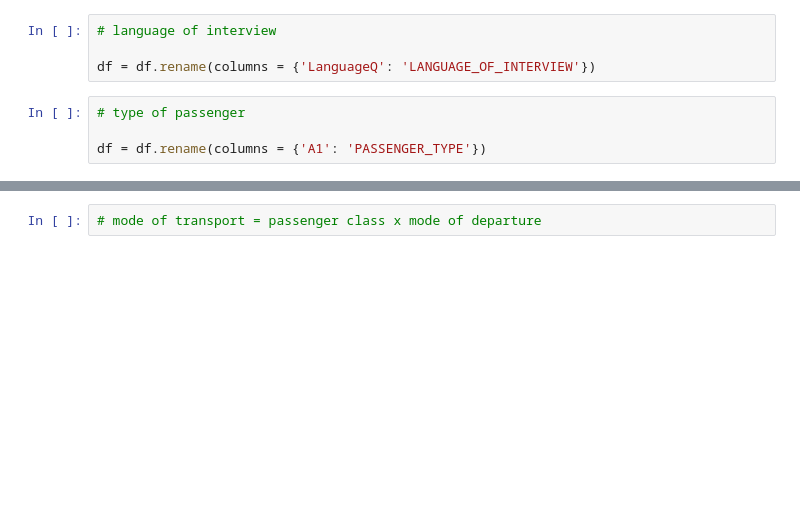
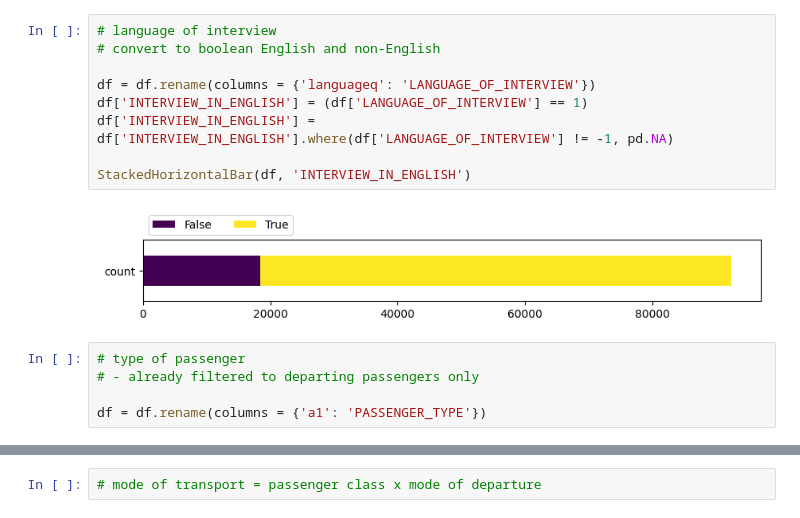
Before and after one commit to arushisinha98/data-explorer, a Jupyter notebook: notebooks/CleanOVS.ipynb, the cells around one changed output, grey strips where cells are left out. Cells and saved outputs as stored; diff of their text form; blank space fills up the shorter version.

```diff
--- a/notebooks/CleanOVS.ipynb
+++ b/notebooks/CleanOVS.ipynb
@@ -25,11 +106,19 @@ df['MODE_OF_ARRIVAL'] = df['B2'].map(mode_map)
 # %%
 # language of interview
+# convert to boolean English and non-English
 
-df = df.rename(columns = {'LanguageQ': 'LANGUAGE_OF_INTERVIEW'})
+df = df.rename(columns = {'languageq': 'LANGUAGE_OF_INTERVIEW'})
+df['INTERVIEW_IN_ENGLISH'] = (df['LANGUAGE_OF_INTERVIEW'] == 1)
+df['INTERVIEW_IN_ENGLISH'] = df['INTERVIEW_IN_ENGLISH'].where(df['LANGUAGE_OF_INTERVIEW'] != -1, pd.NA)
+
+StackedHorizontalBar(df, 'INTERVIEW_IN_ENGLISH')
+# %% [output]
+[figure, added]
 # %%
 # type of passenger
+# - already filtered to departing passengers only
 
-df = df.rename(columns = {'A1': 'PASSENGER_TYPE'})
+df = df.rename(columns = {'a1': 'PASSENGER_TYPE'})
 # %%
 # age band
 
```
Also changed, not shown: parts of 17 cells of this notebook.
